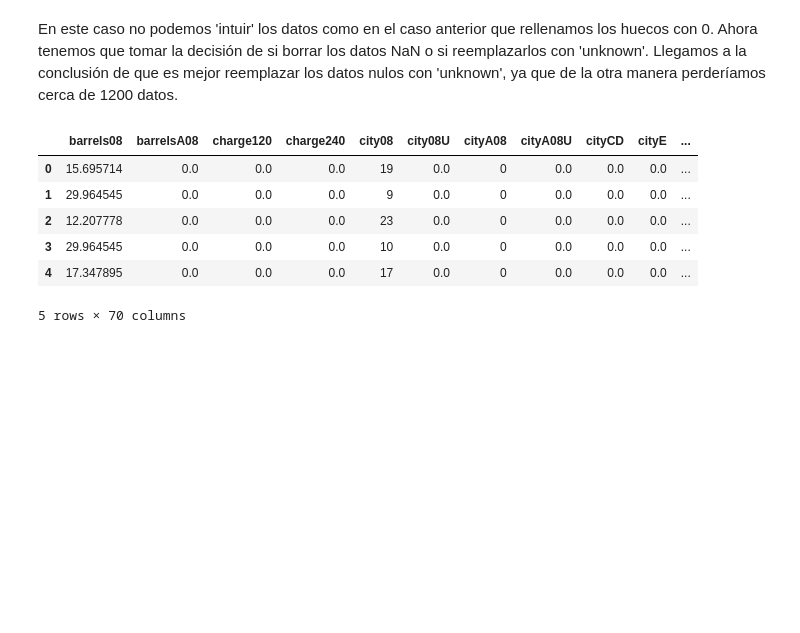
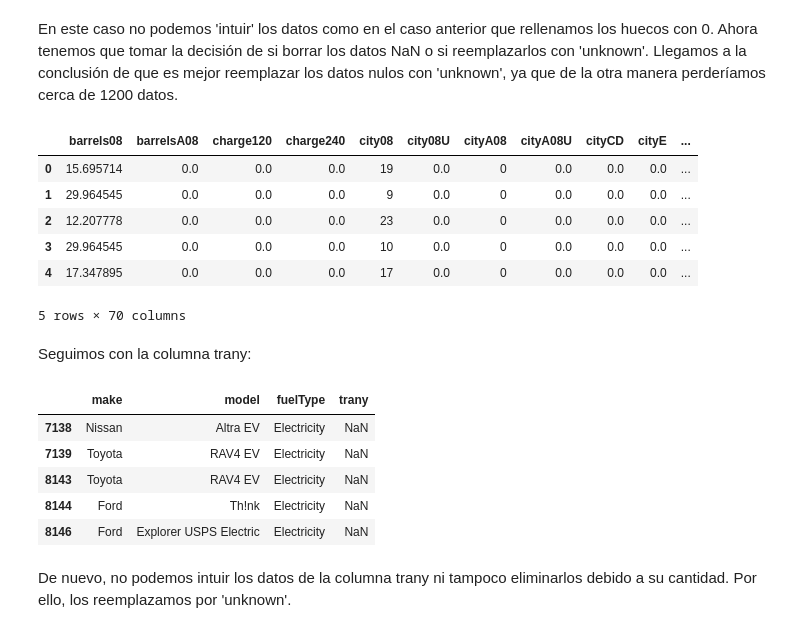
Before and after one commit to lauralardies/week3_d2, a Jupyter notebook: analitica.ipynb, the cells around one changed output. Cells and saved outputs as stored; diff of their text form; code cells hidden in the pictures; blank space fills up the shorter version.

Commit message:
columna trany

```diff
--- a/analitica.ipynb
+++ b/analitica.ipynb
@@ -139,3 +139,18 @@ data.head()
 | 3 | 29.964545 | 0.0 | 0.0 | 0.0 | 10 | 0.0 | 0 | 0.0 | 0.0 | 0.0 | ... |
 | 4 | 17.347895 | 0.0 | 0.0 | 0.0 | 17 | 0.0 | 0 | 0.0 | 0.0 | 0.0 | ... |
 5 rows × 70 columns
+# %% [markdown]
+Seguimos con la columna trany:
+# %%
+bad_index = data.trany[data.trany.isna()].index
+new_data = data.iloc[bad_index][['make', 'model', 'fuelType', 'trany']]
+new_data.head()
+# %% [output]
+|  | make | model | fuelType | trany |
+| 7138 | Nissan | Altra EV | Electricity | NaN |
+| 7139 | Toyota | RAV4 EV | Electricity | NaN |
+| 8143 | Toyota | RAV4 EV | Electricity | NaN |
+| 8144 | Ford | Th!nk | Electricity | NaN |
+| 8146 | Ford | Explorer USPS Electric | Electricity | NaN |
+# %% [markdown]
+De nuevo, no podemos intuir los datos de la columna trany ni tampoco eliminarlos debido a su cantidad. Por ello, los reemplazamos por 'unknown'.
```
Also changed, not shown: parts of 1 cell of this notebook.
